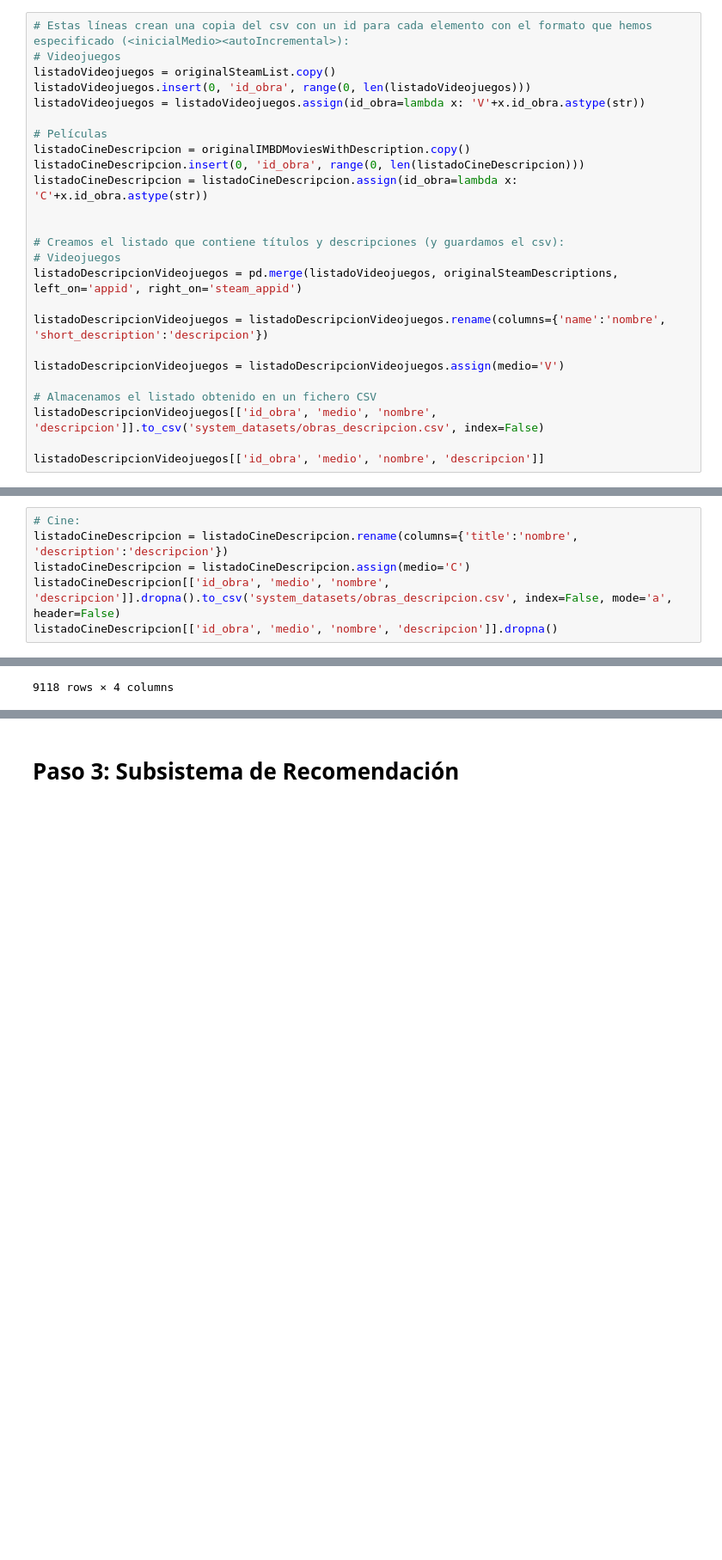
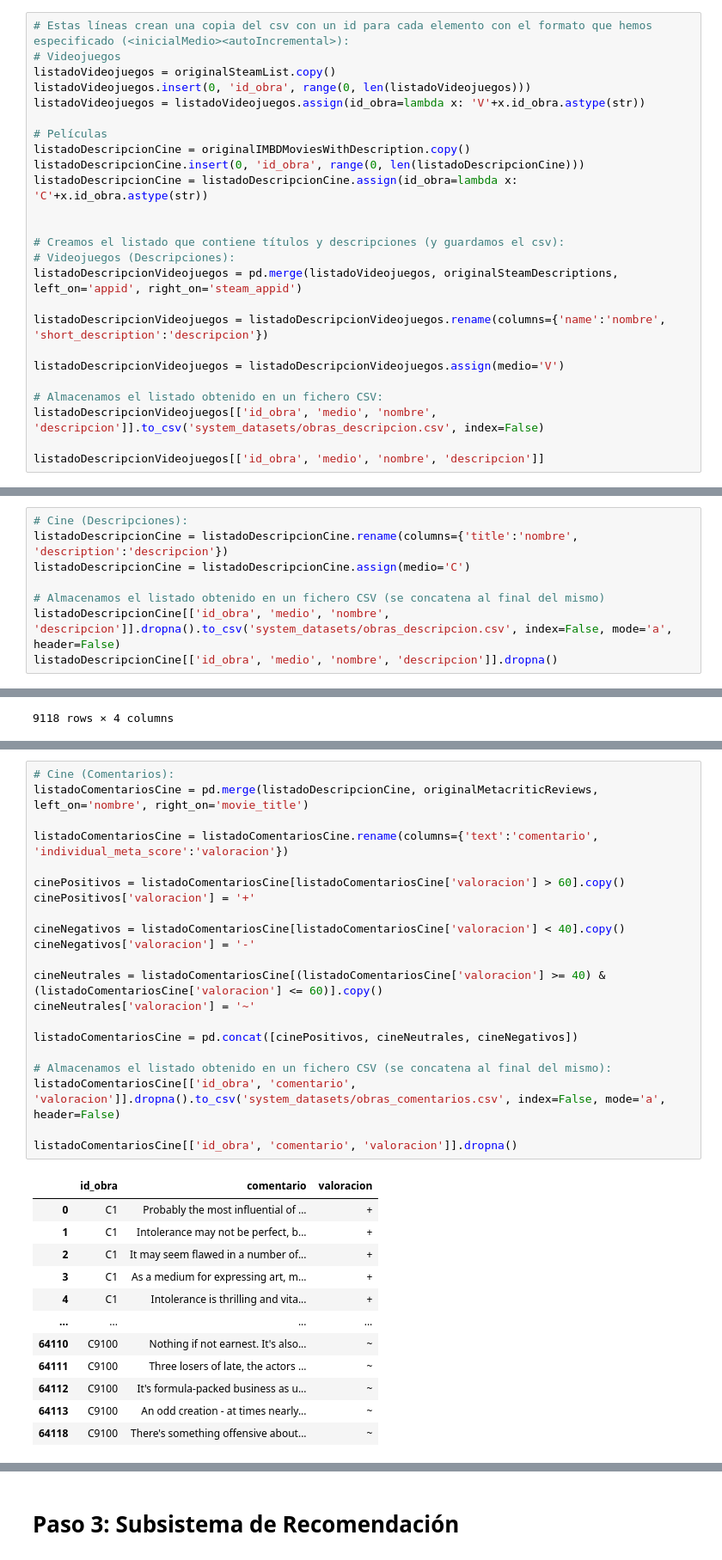
Before and after one commit to adrygp/ABP-FindMo, a Jupyter notebook: FindMo.ipynb, the cells around one changed output, grey strips where cells are left out. Shown: that part at 86% size. Drawn from its saved outputs; the diff is of its cells as text; blank space fills up the shorter version.

```diff
--- a/FindMo.ipynb
+++ b/FindMo.ipynb
@@ -86,20 +83,20 @@ listadoVideojuegos.insert(0, 'id_obra', range(0, len(listadoVideojuegos)))
 listadoVideojuegos = listadoVideojuegos.assign(id_obra=lambda x: 'V'+x.id_obra.astype(str))
 
 # Películas
-listadoCineDescripcion = originalIMBDMoviesWithDescription.copy()
-listadoCineDescripcion.insert(0, 'id_obra', range(0, len(listadoCineDescripcion)))
-listadoCineDescripcion = listadoCineDescripcion.assign(id_obra=lambda x: 'C'+x.id_obra.astype(str))
+listadoDescripcionCine = originalIMBDMoviesWithDescription.copy()
+listadoDescripcionCine.insert(0, 'id_obra', range(0, len(listadoDescripcionCine)))
+listadoDescripcionCine = listadoDescripcionCine.assign(id_obra=lambda x: 'C'+x.id_obra.astype(str))
 
 
 # Creamos el listado que contiene títulos y descripciones (y guardamos el csv):
-# Videojuegos
+# Videojuegos (Descripciones):
 listadoDescripcionVideojuegos = pd.merge(listadoVideojuegos, originalSteamDescriptions, left_on='appid', right_on='steam_appid')
 
 listadoDescripcionVideojuegos = listadoDescripcionVideojuegos.rename(columns={'name':'nombre', 'short_description':'descripcion'})
 
 listadoDescripcionVideojuegos = listadoDescripcionVideojuegos.assign(medio='V')
 
-# Almacenamos el listado obtenido en un fichero CSV
+# Almacenamos el listado obtenido en un fichero CSV:
 listadoDescripcionVideojuegos[['id_obra', 'medio', 'nombre', 'descripcion']].to_csv('system_datasets/obras_descripcion.csv', index=False)
 
 listadoDescripcionVideojuegos[['id_obra', 'medio', 'nombre', 'descripcion']]
@@ -118,11 +115,13 @@ listadoDescripcionVideojuegos[['id_obra', 'medio', 'nombre', 'descripcion']]
 | 8478 | V8478 | V | Sin Slayers: The First Sin | Sin Slayers is an RPG with roguel... |
 8479 rows × 4 columns
 # %%
-# Cine:
-listadoCineDescripcion = listadoCineDescripcion.rename(columns={'title':'nombre', 'description':'descripcion'})
-listadoCineDescripcion = listadoCineDescripcion.assign(medio='C')
-listadoCineDescripcion[['id_obra', 'medio', 'nombre', 'descripcion']].dropna().to_csv('system_datasets/obras_descripcion.csv', index=False, mode='a', header=False)
-listadoCineDescripcion[['id_obra', 'medio', 'nombre', 'descripcion']].dropna()
+# Cine (Descripciones):
+listadoDescripcionCine = listadoDescripcionCine.rename(columns={'title':'nombre', 'description':'descripcion'})
+listadoDescripcionCine = listadoDescripcionCine.assign(medio='C')
+
+# Almacenamos el listado obtenido en un fichero CSV (se concatena al final del mismo)
+listadoDescripcionCine[['id_obra', 'medio', 'nombre', 'descripcion']].dropna().to_csv('system_datasets/obras_descripcion.csv', index=False, mode='a', header=False)
+listadoDescripcionCine[['id_obra', 'medio', 'nombre', 'descripcion']].dropna()
 # %% [output]
 |  | id_obra | medio | nombre | descripcion |
 | 47 | C0 | C | Nascita di una nazione | The Stoneman family finds its fri... |
@@ -163 +171,35 @@ listadoComentariosVideojuegos[['id_obra', 'comentario', 'valoracion']]
 434879 rows × 3 columns
+# %%
+# Cine (Comentarios):
+listadoComentariosCine = pd.merge(listadoDescripcionCine, originalMetacriticReviews, left_on='nombre', right_on='movie_title')
+
+listadoComentariosCine = listadoComentariosCine.rename(columns={'text':'comentario', 'individual_meta_score':'valoracion'})
+
+cinePositivos = listadoComentariosCine[listadoComentariosCine['valoracion'] > 60].copy()
+cinePositivos['valoracion'] = '+'
+
+cineNegativos = listadoComentariosCine[listadoComentariosCine['valoracion'] < 40].copy()
+cineNegativos['valoracion'] = '-'
+
+cineNeutrales = listadoComentariosCine[(listadoComentariosCine['valoracion'] >= 40) & (listadoComentariosCine['valoracion'] <= 60)].copy()
+cineNeutrales['valoracion'] = '~'
+
+listadoComentariosCine = pd.concat([cinePositivos, cineNeutrales, cineNegativos])
+
+# Almacenamos el listado obtenido en un fichero CSV (se concatena al final del mismo):
+listadoComentariosCine[['id_obra', 'comentario', 'valoracion']].dropna().to_csv('system_datasets/obras_comentarios.csv', index=False, mode='a', header=False)
+
+listadoComentariosCine[['id_obra', 'comentario', 'valoracion']].dropna()
+# %% [output]
+|  | id_obra | comentario | valoracion |
+| 0 | C1 | Probably the most influential of ... | + |
+| 1 | C1 | Intolerance may not be perfect, b... | + |
+| 2 | C1 | It may seem flawed in a number of... | + |
+| 3 | C1 | As a medium for expressing art, m... | + |
+| 4 | C1 | Intolerance is thrilling and vita... | + |
+| ... | ... | ... | ... |
+| 64110 | C9100 | Nothing if not earnest. It's also... | ~ |
+| 64111 | C9100 | Three losers of late, the actors ... | ~ |
+| 64112 | C9100 | It's formula-packed business as u... | ~ |
+| 64113 | C9100 | An odd creation - at times nearly... | ~ |
+| 64118 | C9100 | There's something offensive about... | ~ |
```
Also changed, not shown: parts of 4 cells of this notebook.
